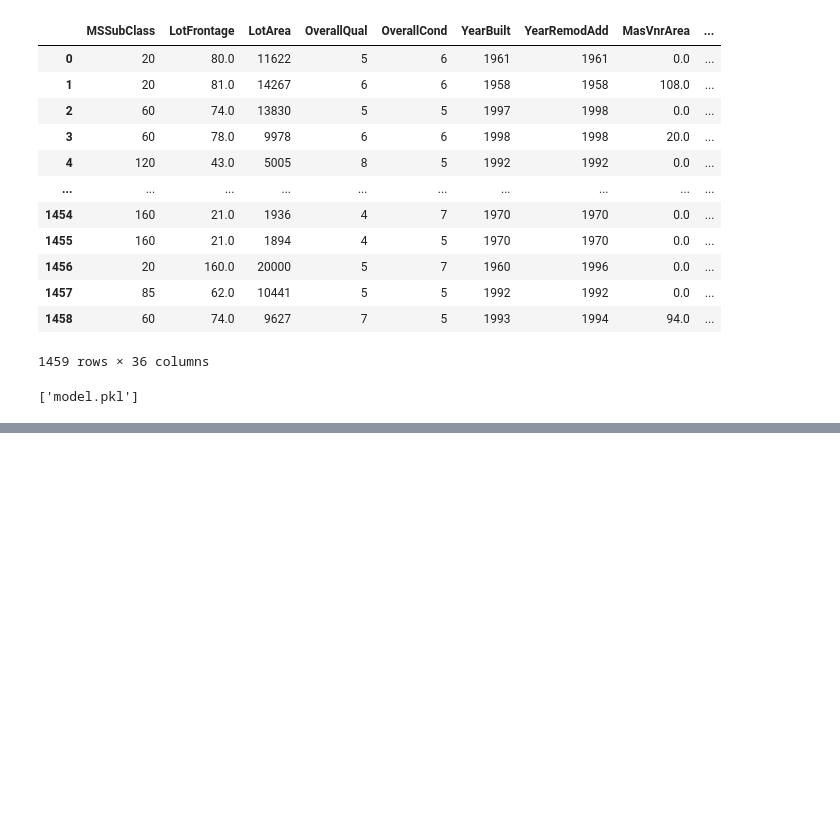
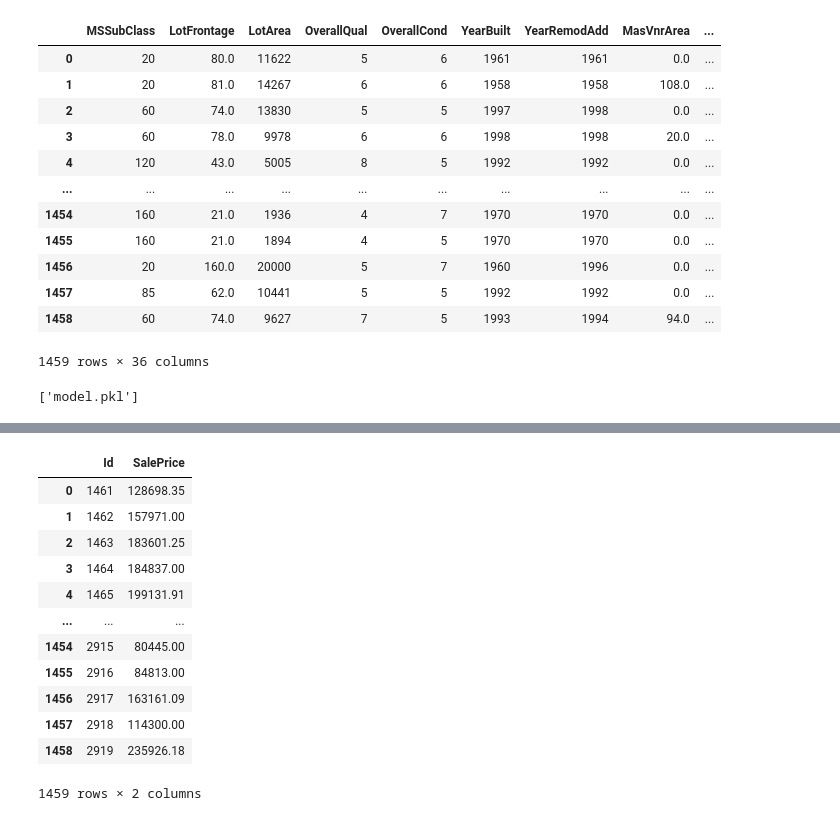
Before and after one commit to Duckin99/Housing-Prices-Prediction, a Jupyter notebook: test.ipynb, the cells around one changed output, grey strips where cells are left out. Cells and saved outputs as stored; diff of their text form; code cells hidden in the pictures; blank space fills up the shorter version.

```diff
--- a/test.ipynb
+++ b/test.ipynb
@@ -167,0 +171,18 @@ pd.DataFrame(y_test, columns=["SalePrice"]).to_csv("Submission.csv")
+# %%
+submission = pd.DataFrame({"Id": df_test["Id"], "SalePrice": y_test})
+# %%
+submission
+# %% [output]
+|  | Id | SalePrice |
+| 0 | 1461 | 128698.35 |
+| 1 | 1462 | 157971.00 |
+| 2 | 1463 | 183601.25 |
+| 3 | 1464 | 184837.00 |
+| 4 | 1465 | 199131.91 |
+| ... | ... | ... |
+| 1454 | 2915 | 80445.00 |
+| 1455 | 2916 | 84813.00 |
+| 1456 | 2917 | 163161.09 |
+| 1457 | 2918 | 114300.00 |
+| 1458 | 2919 | 235926.18 |
+1459 rows × 2 columns
```
Also changed, not shown: parts of 7 cells of this notebook, 4 other files.
